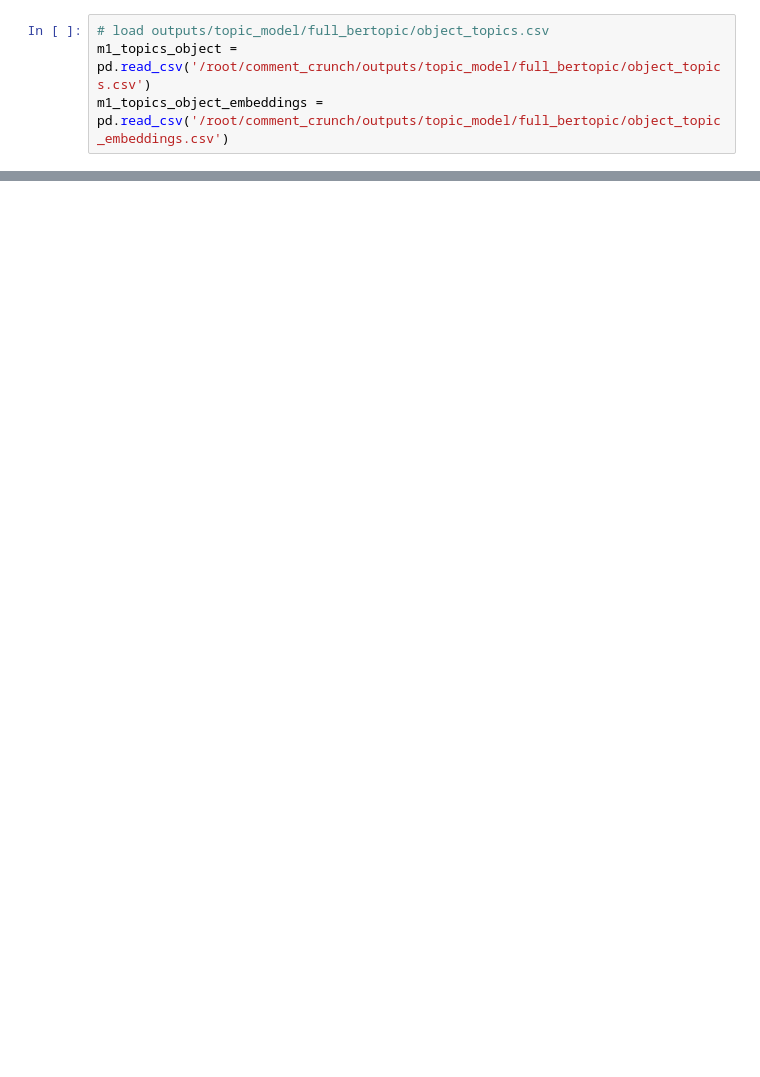
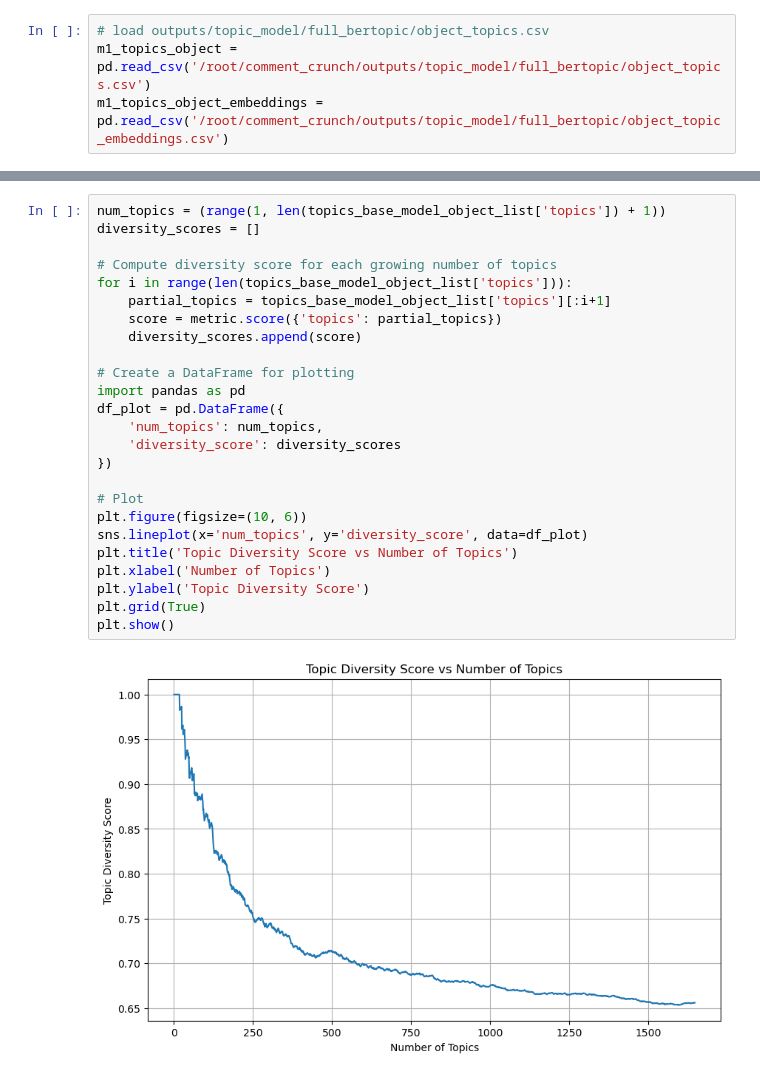
Before and after one commit to Bea-Taylor/nimby_nlp, a Jupyter notebook: nbs/1_0_8_topic_evaluation.ipynb, the cells around one changed output, grey strips where cells are left out. Cells and saved outputs as stored; diff of their text form; blank space fills up the shorter version.

```diff
--- a/nbs/1_0_8_topic_evaluation.ipynb
+++ b/nbs/1_0_8_topic_evaluation.ipynb
@@ -55,0 +165,27 @@ ModuleNotFoundError: No module named 'seaborn'
+# %%
+num_topics = (range(1, len(topics_base_model_object_list['topics']) + 1))
+diversity_scores = []
+
+# Compute diversity score for each growing number of topics
+for i in range(len(topics_base_model_object_list['topics'])):
+    partial_topics = topics_base_model_object_list['topics'][:i+1]
+    score = metric.score({'topics': partial_topics})
+    diversity_scores.append(score)
+
+# Create a DataFrame for plotting
+import pandas as pd
+df_plot = pd.DataFrame({
+    'num_topics': num_topics,
+    'diversity_score': diversity_scores
+})
+
+# Plot
+plt.figure(figsize=(10, 6))
+sns.lineplot(x='num_topics', y='diversity_score', data=df_plot)
+plt.title('Topic Diversity Score vs Number of Topics')
+plt.xlabel('Number of Topics')
+plt.ylabel('Topic Diversity Score')
+plt.grid(True)
+plt.show()
+# %% [output]
+[figure, added]
```
Also changed, not shown: parts of 16 cells of this notebook.
